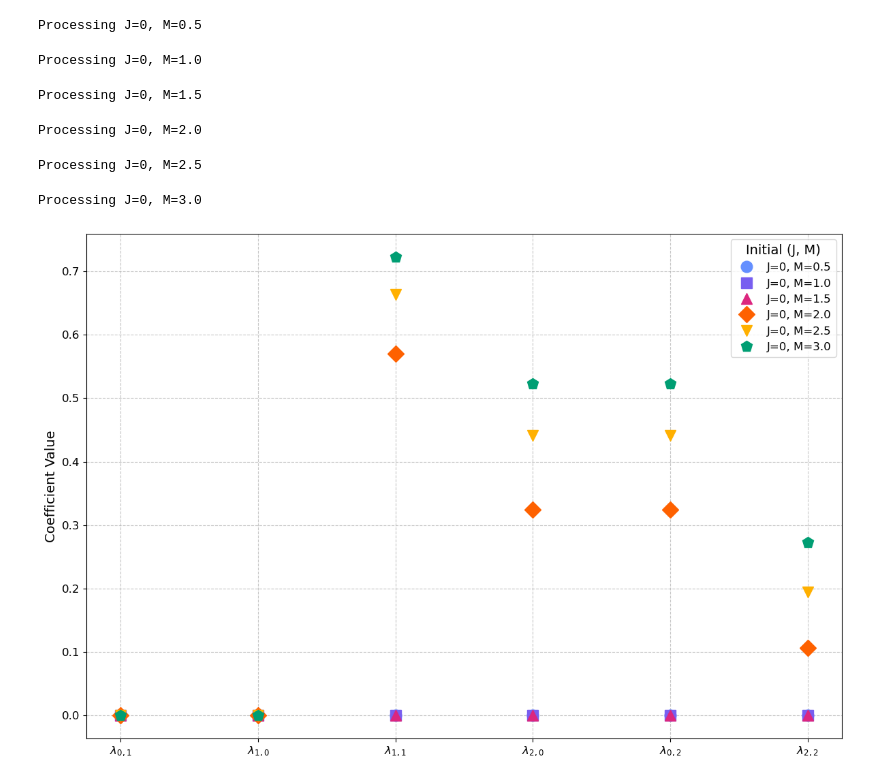
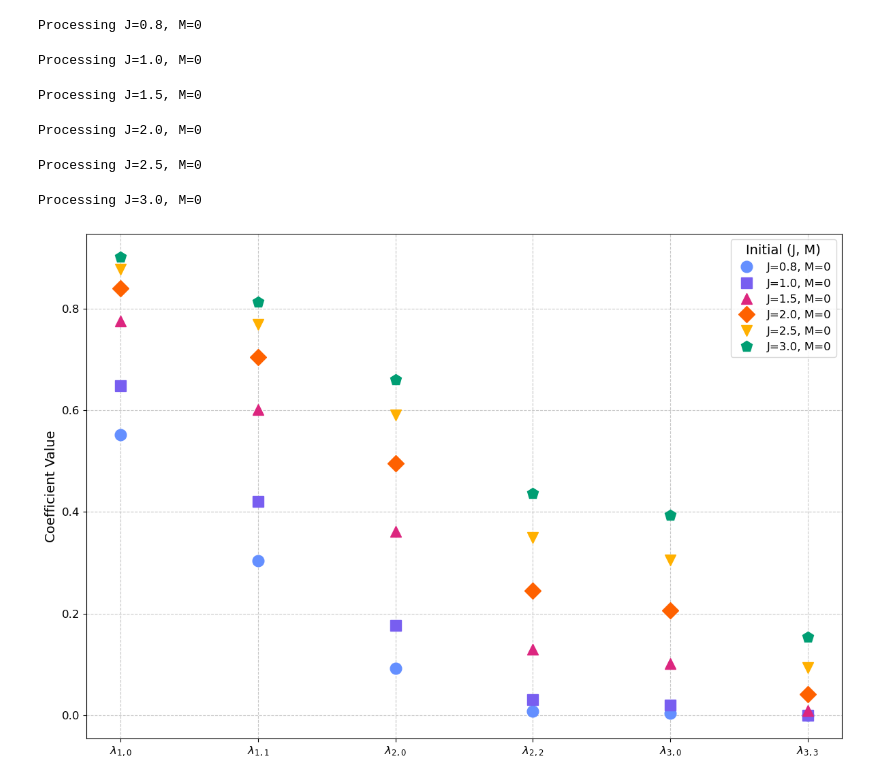
Before and after one commit to erbilcanartun/continuous-ashkin-teller, a Jupyter notebook: fixed-line_comparison.ipynb, the cells around one changed output. Drawn from its saved outputs; the diff is of its cells as text; code cells hidden in the pictures.

```diff
--- a/fixed-line_comparison.ipynb
+++ b/fixed-line_comparison.ipynb
@@ -21,12 +21,14 @@ def analyze_coefficient_spectrum(jm_pairs, n_max=20, n_steps=20, b=2, d=2):
     """
     # Define the coefficients we want to track
     coeff_indices = [
-        (0, 1),  # (0,1)
+        #(0, 1),  # (0,1)
         (1, 0),  # (1,0)
         (1, 1),  # (1,1)
         (2, 0),  # (2,0)
-        (0, 2),  # (0,2)
-        (2, 2),  # (2,2)
+        #(0, 2),  # (0,2)
+        (2, 2),  # (2,2),
+        (3 ,0),
+        (3, 3)
     ]
 
     # Initialize results list
@@ -129,37 +131,34 @@ def plot_coefficient_spectrum(spectrum_data, figsize=(12, 8)):
     return fig
 # %%
 # Define several (J, M) pairs to analyze
-jm_pairs = [
-    (0.5, 0.0),   # Pure J, weak coupling
-    (0.8, 0.0),
-    (1.0, 0.0),   # Pure J, moderate coupling
-    (1.5, 0.0),   # Pure J, strong coupling
-    #(1.0, 0.5),   # Mixed J and M (positive)
-    #(1.0, 1.0),   # Equal J and M
-    #(1.0, -0.5),  # Competing J and M (negative)
-    #(0.6, 0.2),   # Near critical point
-]
+# (0.5, 0.0),   # Pure J, weak coupling
+# (1.0, 0.0),   # Pure J, moderate coupling
+# (1.5, 0.0),   # Pure J, strong coupling
+# (1.0, 0.5),   # Mixed J and M (positive)
+# (1.0, 1.0),   # Equal J and M
+# (1.0, -0.5),  # Competing J and M (negative)
+# (0.6, 0.2),   # Near critical point
 
 jm_pairs = [
-    (0, 0.5),
-    (0, 1.0),
-    (0, 1.5),
-    (0, 2.0),
-    (0, 2.5),
-    (0, 3.0),]
+    (0.8, 0),
+    (1.0, 0),
+    (1.5, 0),
+    (2.0, 0),
+    (2.5, 0),
+    (3.0, 0),]
 
 
 # Analyze coefficient spectrum
-spectrum_data = analyze_coefficient_spectrum(jm_pairs, n_max=20, n_steps=20, b=2, d=2)
+spectrum_data = analyze_coefficient_spectrum(jm_pairs, n_max=20, n_steps=10, b=3, d=2)
 
 # Plot coefficient spectrum with improved visualization
 spectrum_fig = plot_coefficient_spectrum(spectrum_data)
 plt.show()
 # %% [output]
-Processing J=0, M=0.5
+Processing J=0.8, M=0
-Processing J=0, M=1.0
+Processing J=1.0, M=0
-Processing J=0, M=1.5
+Processing J=1.5, M=0
-Processing J=0, M=2.0
+Processing J=2.0, M=0
-Processing J=0, M=2.5
+Processing J=2.5, M=0
-Processing J=0, M=3.0
+Processing J=3.0, M=0
-[figure, old version]
+[figure, new version]
```
Also changed, not shown: parts of 2 cells of this notebook, 9 other files.
